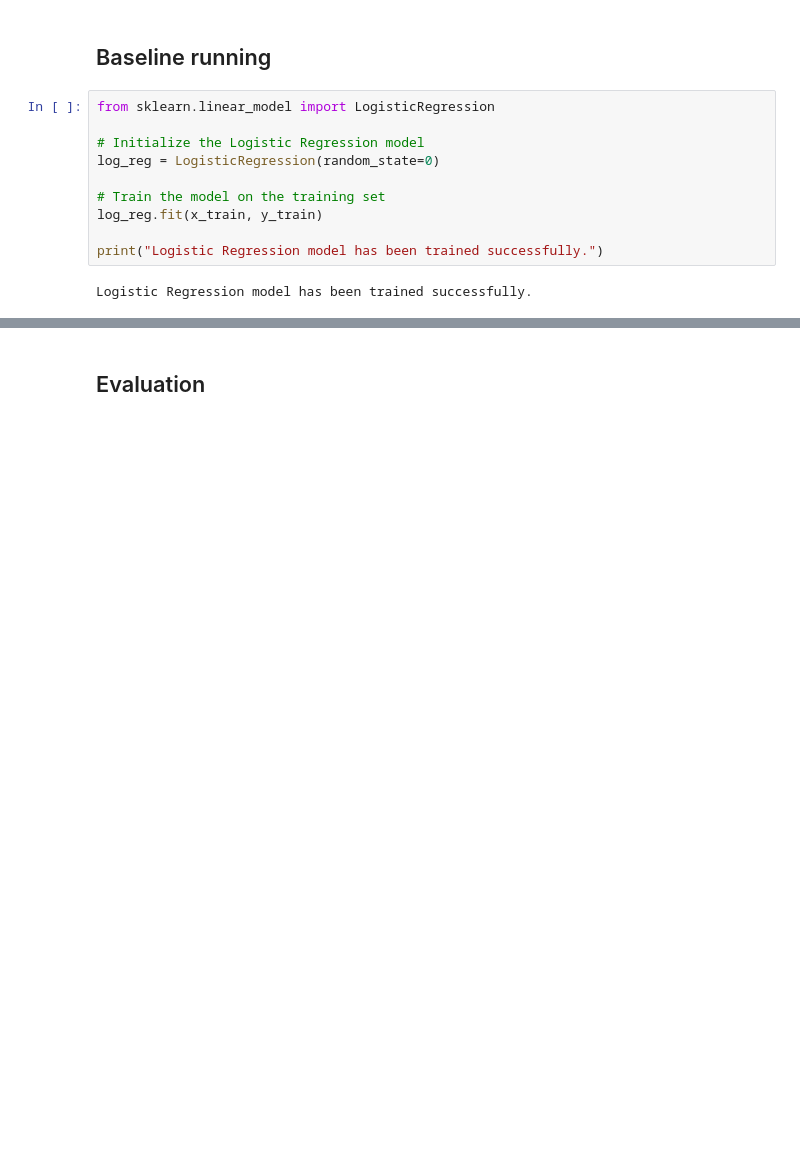
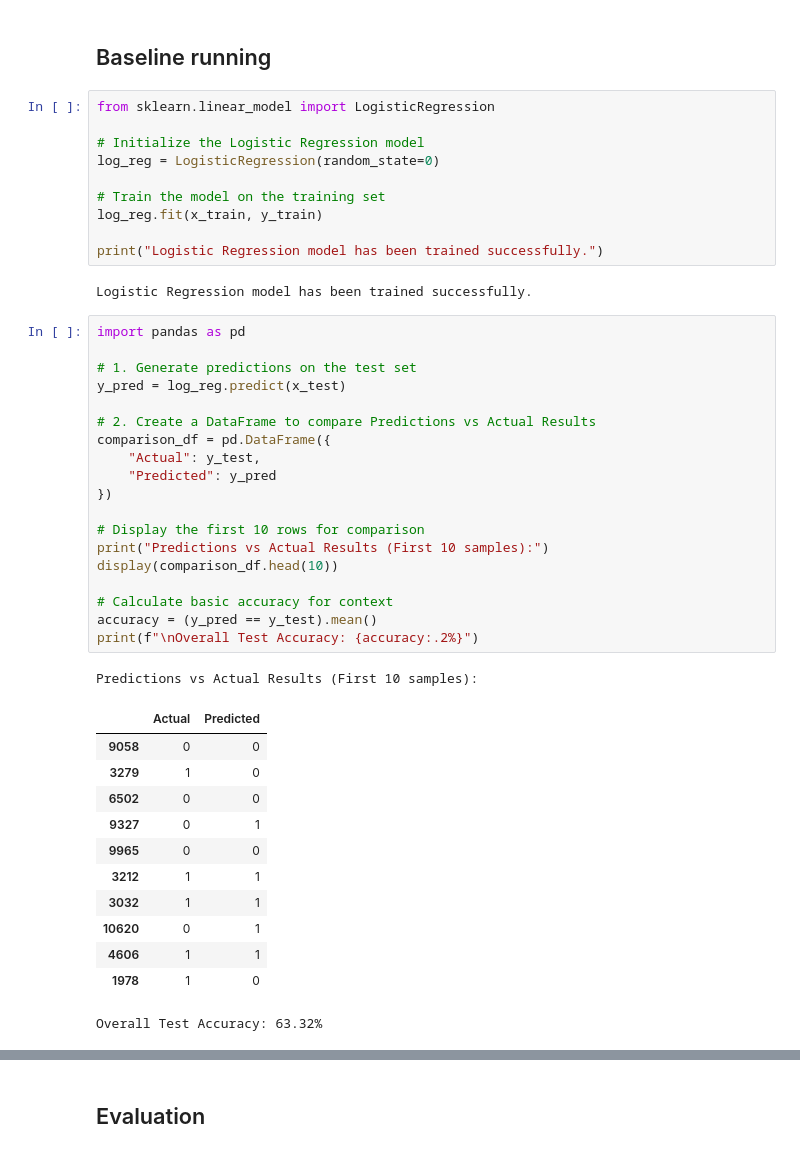
Before and after one commit to Tlevi308/DS_PROJECTS, a Jupyter notebook: Logistic_Regression.ipynb, the cells around one changed output, grey strips where cells are left out. Saved outputs shown, nothing was run; the diff lists cells and outputs as text; blank space fills up the shorter version.

```diff
--- a/Logistic_Regression.ipynb
+++ b/Logistic_Regression.ipynb
@@ -702,3 +702,36 @@ log_reg.fit(x_train, y_train)
 print("Logistic Regression model has been trained successfully.")
 # %% [output]
 Logistic Regression model has been trained successfully.
+# %%
+import pandas as pd
+
+# 1. Generate predictions on the test set
+y_pred = log_reg.predict(x_test)
+
+# 2. Create a DataFrame to compare Predictions vs Actual Results
+comparison_df = pd.DataFrame({
+    "Actual": y_test,
+    "Predicted": y_pred
+})
+
+# Display the first 10 rows for comparison
+print("Predictions vs Actual Results (First 10 samples):")
+display(comparison_df.head(10))
+
+# Calculate basic accuracy for context
+accuracy = (y_pred == y_test).mean()
+print(f"\nOverall Test Accuracy: {accuracy:.2%}")
+# %% [output]
+Predictions vs Actual Results (First 10 samples):
+|  | Actual | Predicted |
+| 9058 | 0 | 0 |
+| 3279 | 1 | 0 |
+| 6502 | 0 | 0 |
+| 9327 | 0 | 1 |
+| 9965 | 0 | 0 |
+| 3212 | 1 | 1 |
+| 3032 | 1 | 1 |
+| 10620 | 0 | 1 |
+| 4606 | 1 | 1 |
+| 1978 | 1 | 0 |
+Overall Test Accuracy: 63.32%
```
Also changed, not shown: parts of 6 cells of this notebook.
